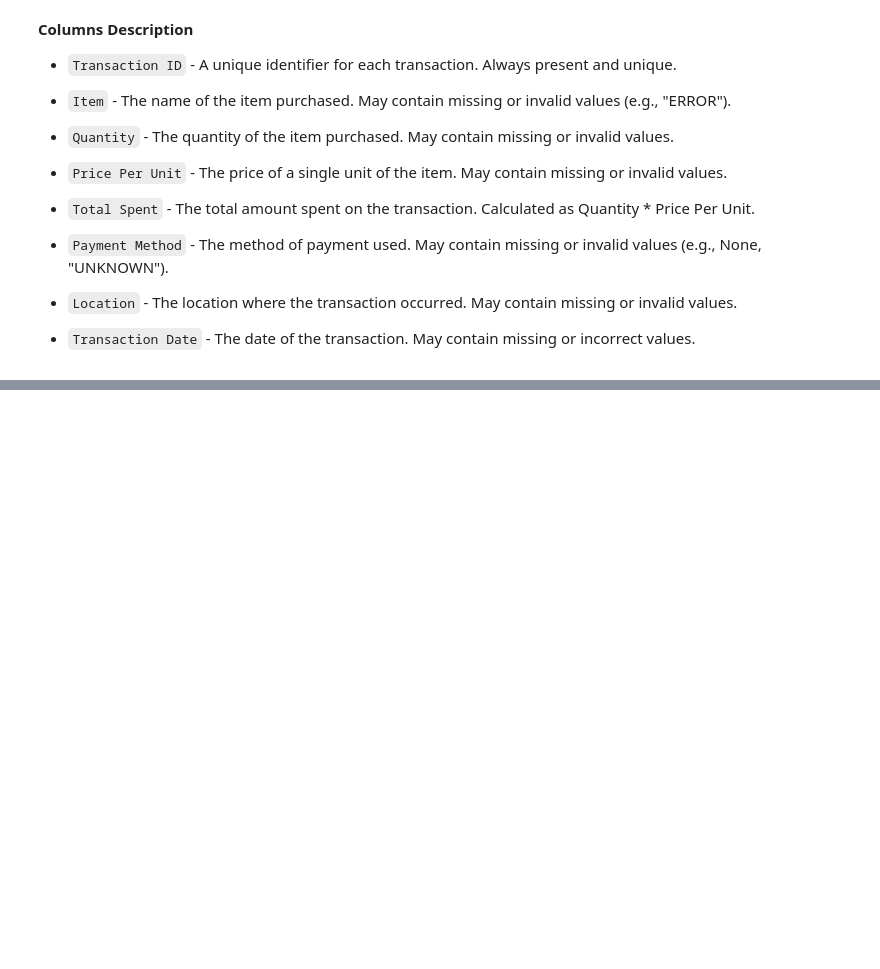
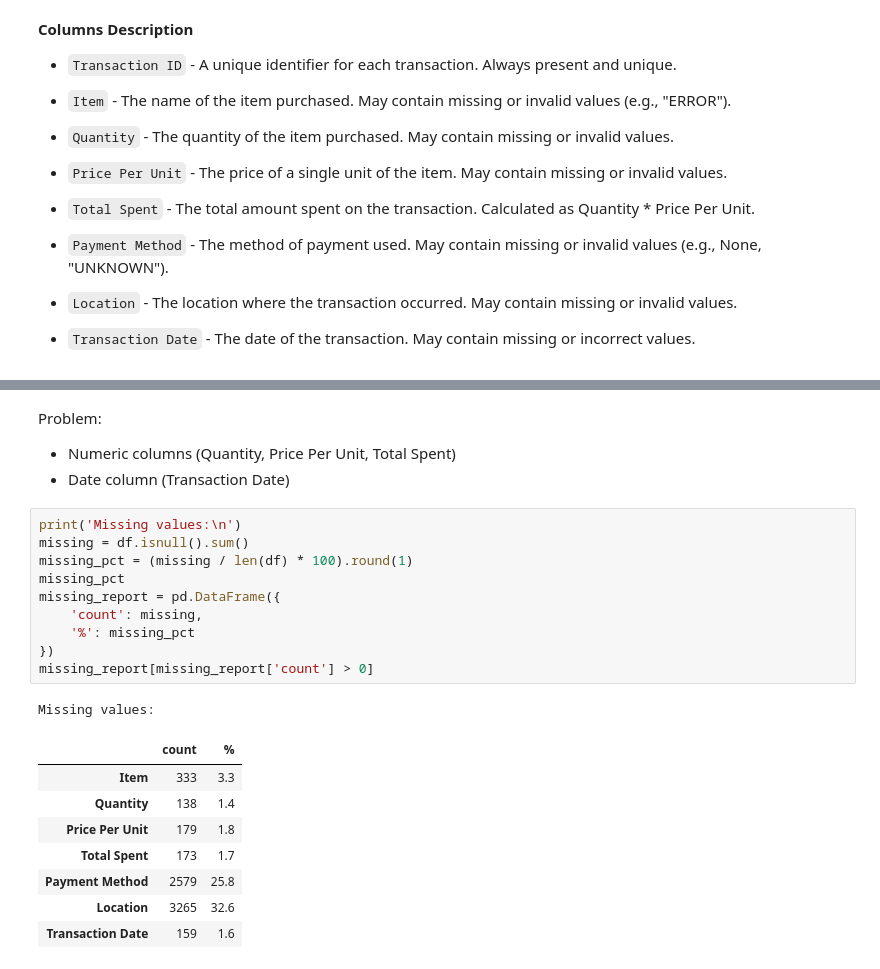
Before and after one commit to Yuliia-Safonova/Analysis_Cafe_Sales, a Jupyter notebook: EDA_Cafe_Sales.ipynb, the cells around one changed output, grey strips where cells are left out. Saved outputs shown, nothing was run; the diff lists cells and outputs as text; blank space fills up the shorter version.

```diff
--- a/EDA_Cafe_Sales.ipynb
+++ b/EDA_Cafe_Sales.ipynb
@@ -33,0 +100,24 @@ The Dirty Cafe Sales dataset contains 10,000 rows of synthetic data representing
+# %% [markdown]
+Problem:
+- Numeric columns (Quantity, Price Per Unit, Total Spent)
+- Date column (Transaction Date)
+# %%
+print('Missing values:\n')
+missing = df.isnull().sum()
+missing_pct = (missing / len(df) * 100).round(1)
+missing_pct
+missing_report = pd.DataFrame({
+    'count': missing,
+    '%': missing_pct
+})
+missing_report[missing_report['count'] > 0]
+# %% [output]
+Missing values:
+|  | count | % |
+| Item | 333 | 3.3 |
+| Quantity | 138 | 1.4 |
+| Price Per Unit | 179 | 1.8 |
+| Total Spent | 173 | 1.7 |
+| Payment Method | 2579 | 25.8 |
+| Location | 3265 | 32.6 |
+| Transaction Date | 159 | 1.6 |
```
Also changed, not shown: parts of 12 cells of this notebook.
